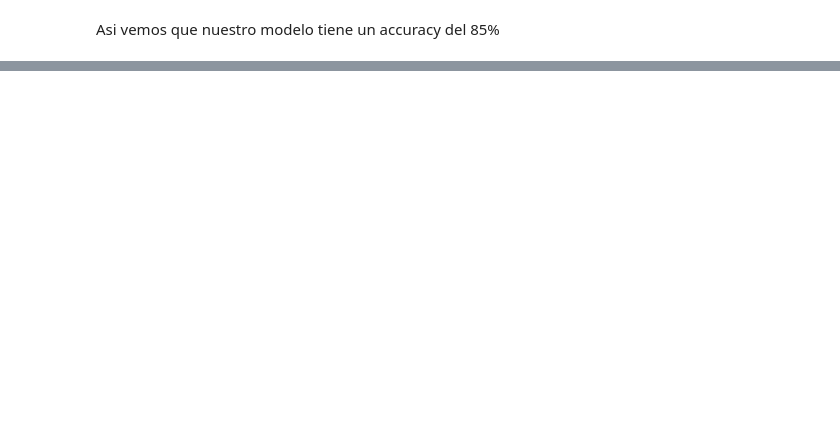
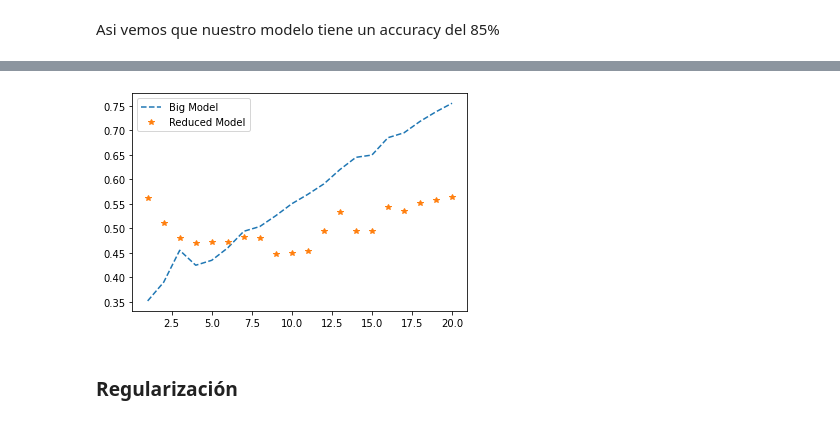
Before and after one commit to simoncardenas2002/Redes-Neuronales, a Jupyter notebook: binary_clasification.ipynb, the cells around one changed output, grey strips where cells are left out. Cells and saved outputs as stored; diff of their text form; code cells hidden in the pictures; blank space fills up the shorter version.

Commit message:
Tecnicas para evitar overfitting

```diff
--- a/binary_clasification.ipynb
+++ b/binary_clasification.ipynb
@@ -115,0 +121,15 @@ Asi vemos que nuestro modelo tiene un accuracy del 85%
+# %%
+model2=models.Sequential() #Modelo tipo secuencial
+model2.add(layers.Dense(4,activation="relu",input_shape=(10000,))) #capas densas de 16 neuronas con activacion reLu
+model2.add(layers.Dense(4,activation="relu")) #estas capas no requieren input porque son ocultas
+model2.add(layers.Dense(1,activation="sigmoid")) #Se cambia de función de activación por una apta para probabilidad
+
+model2.compile(optimizer="rmsprop", #tipo de funcion optimizadora
+              loss="binary_crossentropy",  #función de pérdida
+              metrics=["acc"])
+
+history2 = model2.fit(partial_x_train,
+                    partial_y_train,
+                    epochs=20,
+                    batch_size=512,
+                    validation_data=(x_val,y_val))
@@ -115,0 +154,19 @@ Asi vemos que nuestro modelo tiene un accuracy del 85%
+# %%
+history_dict=history.history
+
+loss_values=history_dict["loss"]
+val_loss_values=history_dict["val_loss"]
+val_loss_values_2=history2.history["val_loss"]
+
+
+epoch=range(1,len(loss_values)+1)
+
+plt.plot(epoch,val_loss_values,"--",label="Big Model")
+plt.plot(epoch,val_loss_values_2,"*",label="Reduced Model")
+
+plt.legend()
+plt.show()
+# %% [output]
+[figure, added]
+# %% [markdown]
+### Regularización
```
Also changed, not shown: parts of 19 cells of this notebook.
